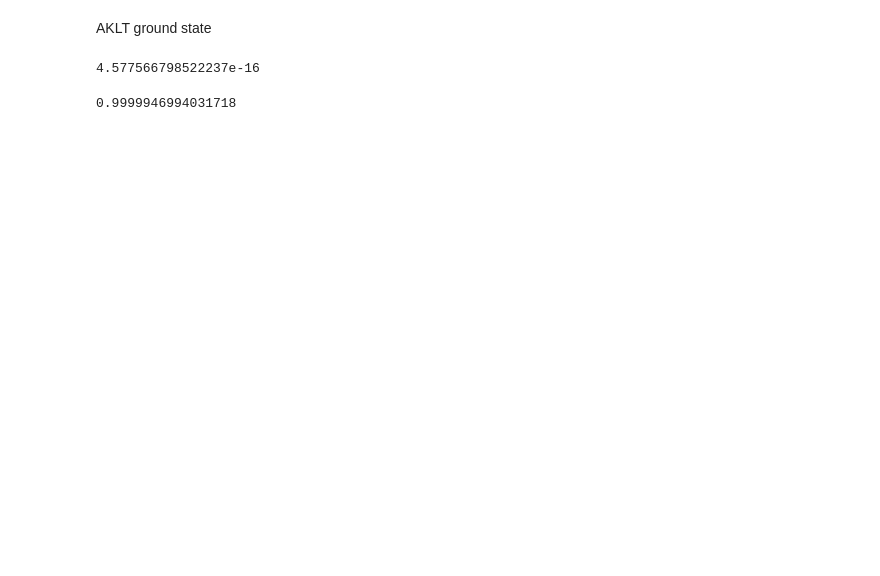
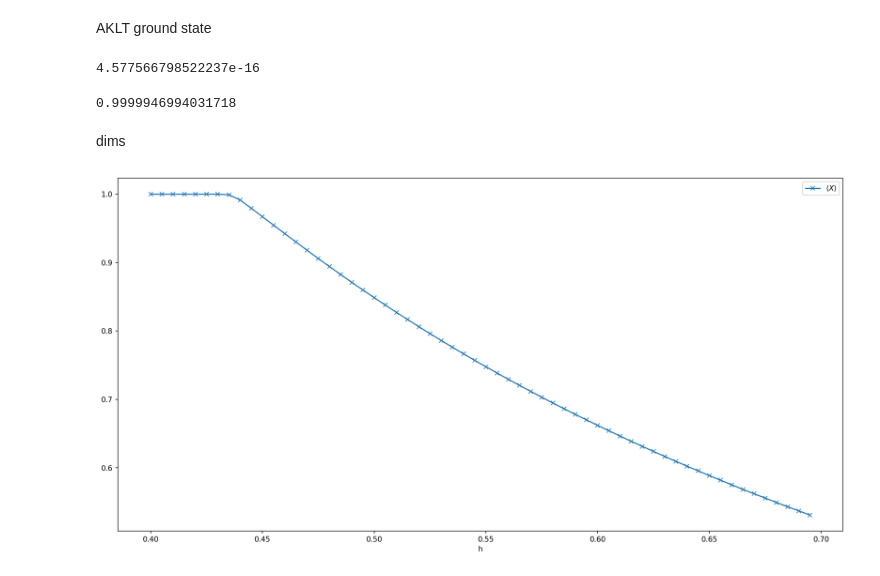
Before and after one commit to Zhuan-pitt/Toric_Code, a Jupyter notebook: test_two_site.ipynb, the cells around one changed output. Cells and saved outputs as stored; diff of their text form; code cells hidden in the pictures; blank space fills up the shorter version.

```diff
--- a/test_two_site.ipynb
+++ b/test_two_site.ipynb
@@ -209,8 +245,10 @@ MPS.max_bond = 10
 MPS.construct_from_tensor_list([B,B])
 # %%
 MPS_power2 = iMPS.MPS_power_method_twosite(MPS,MPO,max_bond=10)
-MPS_power2.update(100,1e-6)
+MPS_power2.update(100,1e-8)
 strap = iMPS.strap(MPS_power2.MPS2,None,MPS2)
 abs(strap.calculate_eig())
 # %% [output]
 0.9999946994031718
+# %% [markdown]
+dims
@@ -216,0 +299,12 @@ abs(strap.calculate_eig())
+# %%
+pyplot.figure(figsize=(18,9),dpi=150)
+
+#pyplot.plot(rng,np.array(dim1s)/15,'-x', label = 'dim/15')
+#pyplot.plot(rng,np.array(Sa1s)*5,'-x',label = '$5\\times$entropy')
+pyplot.plot(rng,np.abs(lam1s),'-x',label = '$\langle X \\rangle$')
+
+pyplot.xlabel('h')
+pyplot.legend()
+pyplot.show()
+# %% [output]
+[figure, added]
```
Also changed, not shown: parts of 9 cells of this notebook, 6 other files.
